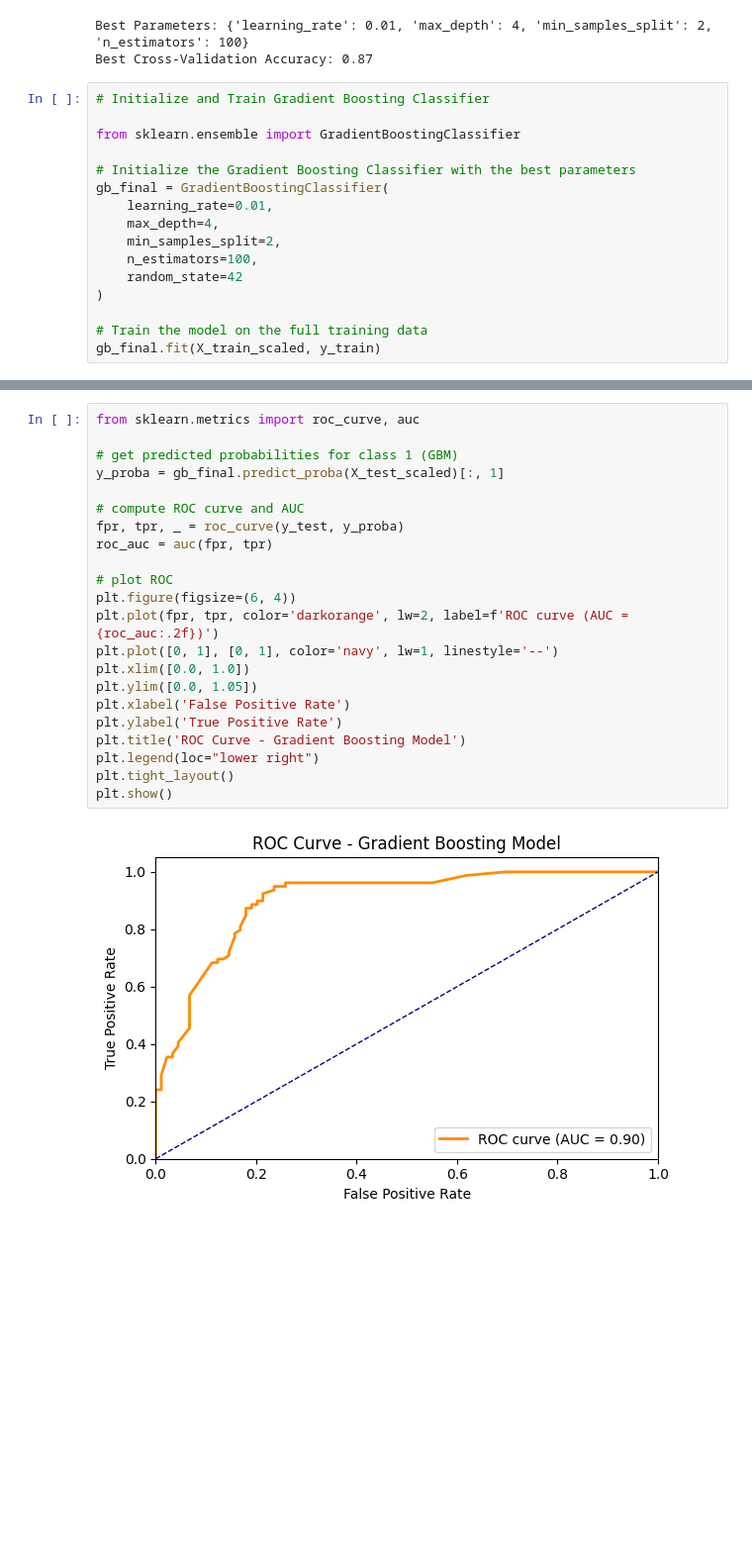
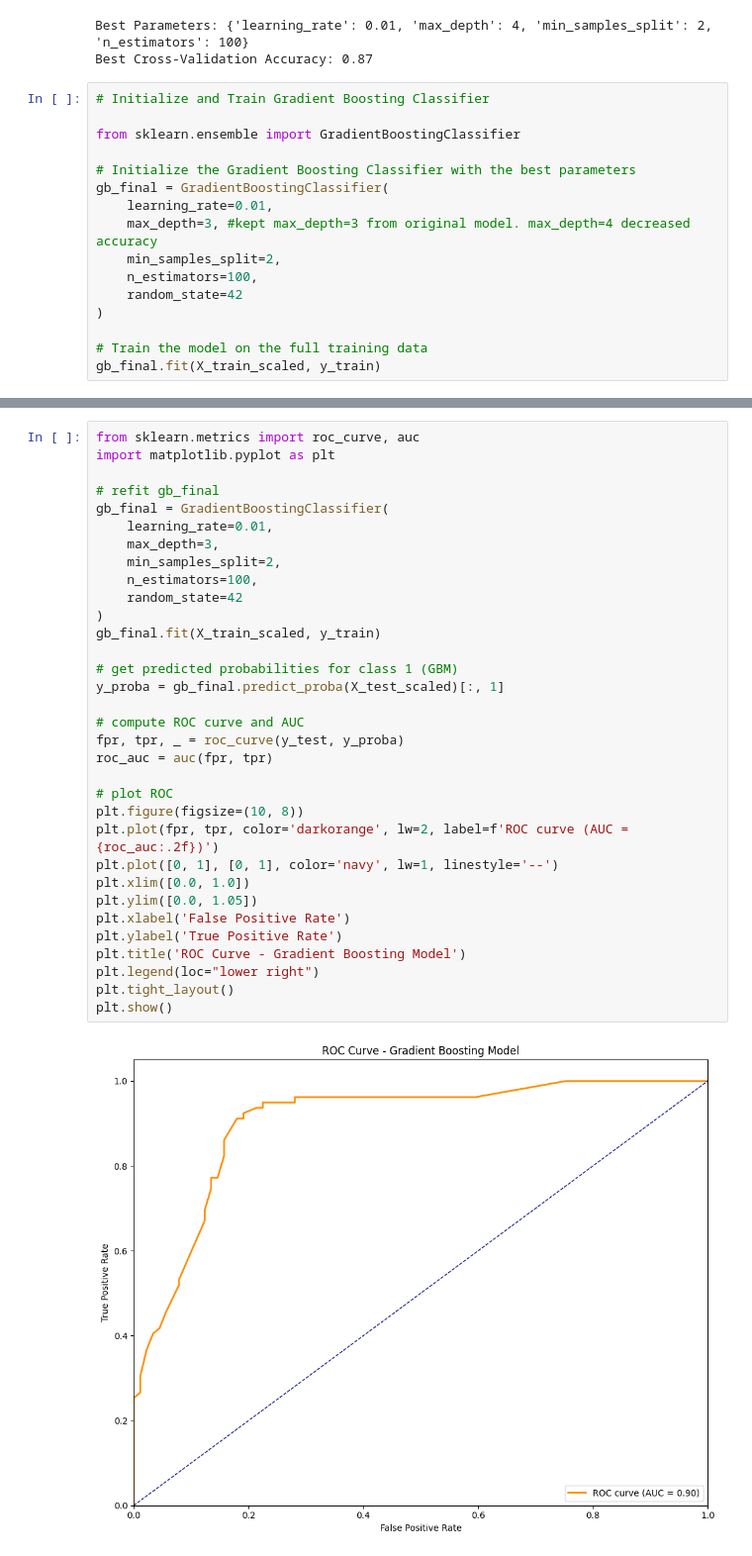
Before and after one commit to JacquelineMartinez-git/ml-gbm-prediction-capstone, a Jupyter notebook: GBM_Risk_Prediction_ML.ipynb, the cells around one changed output, grey strips where cells are left out. Shown at 99% size. Saved outputs shown, nothing was run; the diff lists cells and outputs as text; blank space fills up the shorter version.

```diff
--- a/GBM_Risk_Prediction_ML.ipynb
+++ b/GBM_Risk_Prediction_ML.ipynb
@@ -314,7 +326,7 @@ from sklearn.ensemble import GradientBoostingClassifier
 # Initialize the Gradient Boosting Classifier with the best parameters
 gb_final = GradientBoostingClassifier(
     learning_rate=0.01,
-    max_depth=4,
+    max_depth=3, #kept max_depth=3 from original model. max_depth=4 decreased accuracy
     min_samples_split=2,
     n_estimators=100,
     random_state=42
@@ -414,27 +418,38 @@ plt.show()
 # %%
 from sklearn.metrics import roc_curve, auc
+import matplotlib.pyplot as plt
+
+# refit gb_final
+gb_final = GradientBoostingClassifier(
+    learning_rate=0.01,
+    max_depth=3,
+    min_samples_split=2,
+    n_estimators=100,
+    random_state=42
+)
+gb_final.fit(X_train_scaled, y_train)
 
 # get predicted probabilities for class 1 (GBM)
 y_proba = gb_final.predict_proba(X_test_scaled)[:, 1]
 
 # compute ROC curve and AUC
 fpr, tpr, _ = roc_curve(y_test, y_proba)
 roc_auc = auc(fpr, tpr)
 
 # plot ROC
-plt.figure(figsize=(6, 4))
+plt.figure(figsize=(10, 8))
 plt.plot(fpr, tpr, color='darkorange', lw=2, label=f'ROC curve (AUC = {roc_auc:.2f})')
 plt.plot([0, 1], [0, 1], color='navy', lw=1, linestyle='--')
 plt.xlim([0.0, 1.0])
 plt.ylim([0.0, 1.05])
 plt.xlabel('False Positive Rate')
 plt.ylabel('True Positive Rate')
 plt.title('ROC Curve - Gradient Boosting Model')
 plt.legend(loc="lower right")
 plt.tight_layout()
 plt.show()
 # %% [output]
-[figure, old version]
+[figure, new version]
 # %%
 # feature importance plot
 import numpy as np
```
Also changed, not shown: parts of 12 cells of this notebook.
